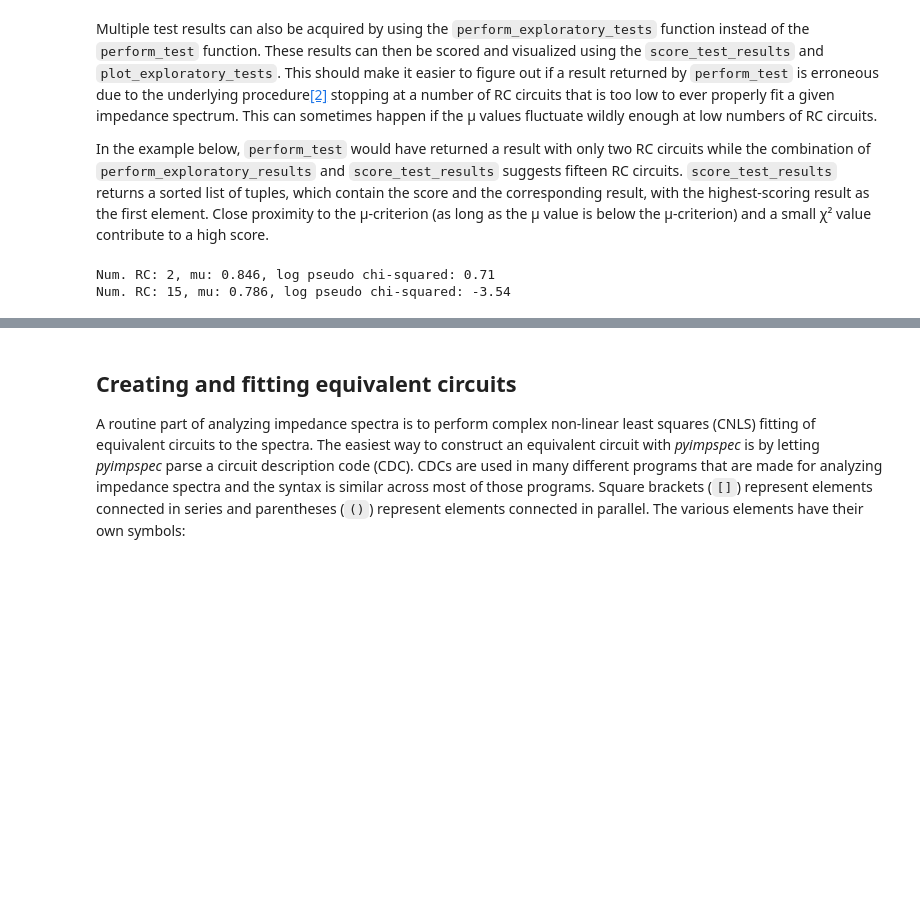
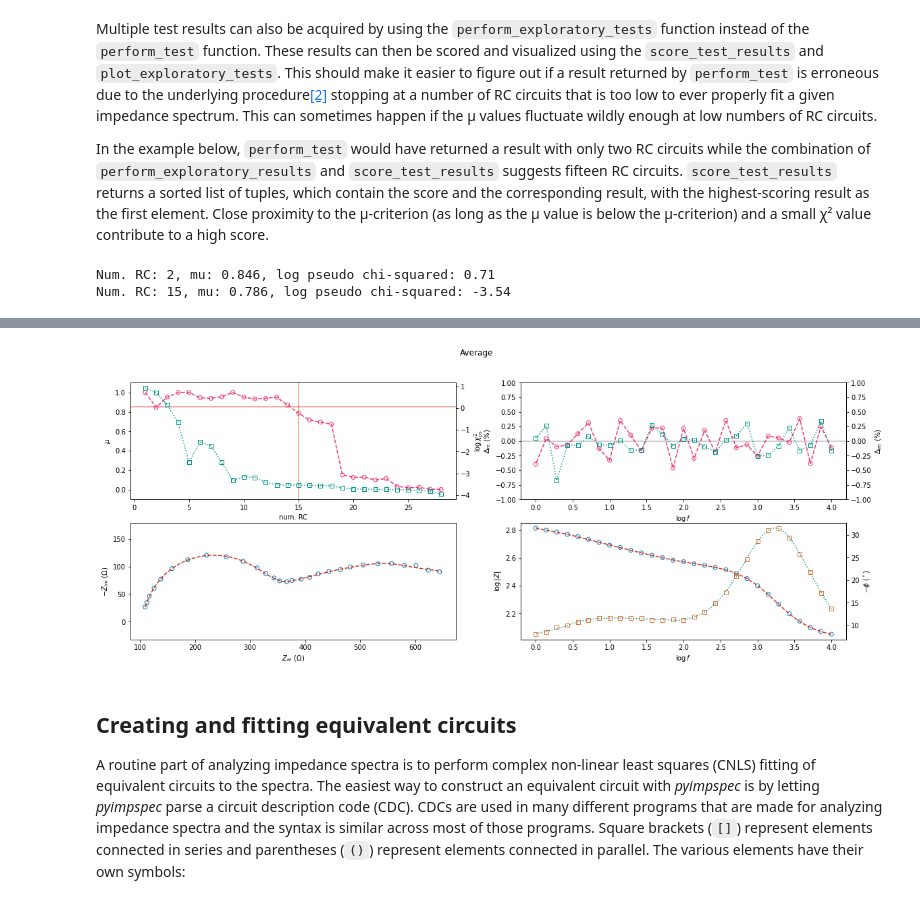
Before and after one commit to vyrjana/pyimpspec, a Jupyter notebook: examples/examples.ipynb, the cells around one changed output, grey strips where cells are left out. Drawn from its saved outputs; the diff is of its cells as text; code cells hidden in the pictures; blank space fills up the shorter version.

```diff
--- a/examples/examples.ipynb
+++ b/examples/examples.ipynb
@@ -131,7 +130,7 @@ In the example below, `perform_test` would have returned a result with only two
 `score_test_results` returns a sorted list of tuples, which contain the score and the corresponding result, with the highest-scoring result as the first element.
 Close proximity to the µ-criterion (as long as the µ value is below the µ-criterion) and a small χ² value contribute to a high score.
 # %%
-matplotlib.rcParams["figure.figsize"] = [17, 6]
+matplotlib.rcParams["figure.figsize"] = [19, 7]
 mu_criterion = 0.85
 results: List[KramersKronigResult] = perform_exploratory_tests(average, mu_criterion=mu_criterion)
 scored_results: List[Tuple[float, KramersKronigResult]] = score_test_results(results, mu_criterion)
@@ -147,3 +145,4 @@ Num. RC: 15, mu: 0.786, log pseudo chi-squared: -3.54
+[figure, added]
 # %% [markdown]
 ## Creating and fitting equivalent circuits
 
```
Also changed, not shown: parts of 13 cells of this notebook.
